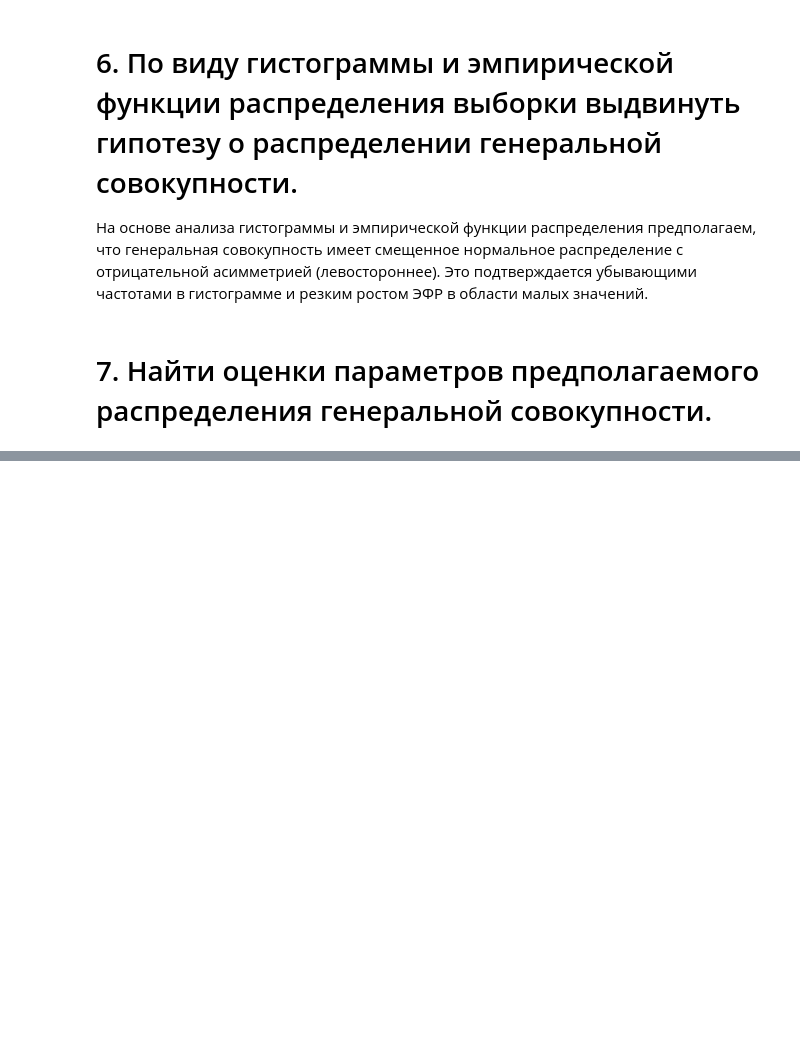
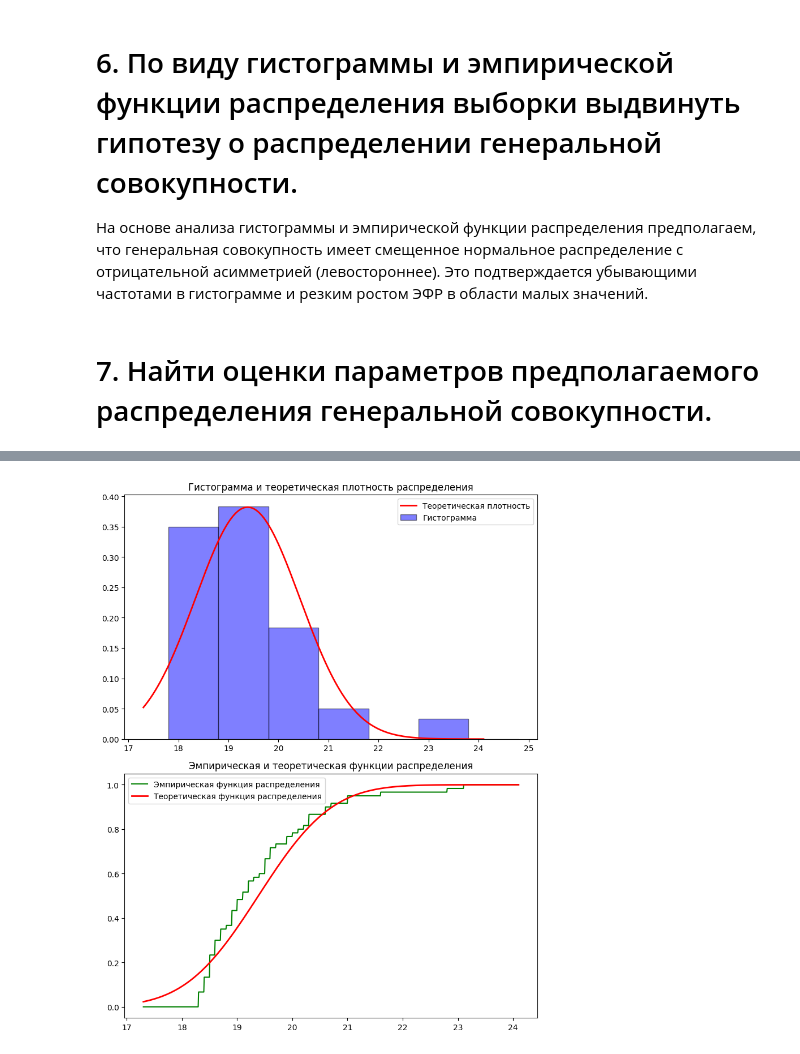
Before and after one commit to AlexeyRau/OMGTU, a Jupyter notebook: 2 курс/4 семестр/ТерВер/lab1/lab1.ipynb, the cells around one changed output, grey strips where cells are left out. Cells and saved outputs as stored; diff of their text form; code cells hidden in the pictures; blank space fills up the shorter version.

```diff
--- a/2 курс/4 семестр/ТерВер/lab1/lab1.ipynb
+++ b/2 курс/4 семестр/ТерВер/lab1/lab1.ipynb
@@ -219,3 +218,9 @@ print(f"Эксцесс: {kurtosis}")
 На основе анализа гистограммы и эмпирической функции распределения предполагаем, что генеральная совокупность имеет смещенное нормальное распределение с отрицательной асимметрией (левостороннее). Это подтверждается убывающими частотами в гистограмме и резким ростом ЭФР в области малых значений.
 # %% [markdown]
 # 7. Найти оценки параметров предполагаемого распределения генеральной совокупности.
+# %%
+mu_hat = sample_mean
+sigma_hat = np.sqrt(sample_variance)
+
+print(f"Оценка математического ожидания μ̂ = {mu_hat}")
+print(f"Оценка среднеквадратического отклонения σ̂ = {sigma_hat}")
@@ -221,0 +232,54 @@ print(f"Эксцесс: {kurtosis}")
+# %%
+from scipy.stats import norm
+
+# Теоретическая плотность распределения
+x_theor = np.linspace(x_min - 1, x_max + 1, 1000)
+pdf_theor = norm.pdf(x_theor, mu_hat, sigma_hat)
+
+# Теоретическая функция распределения
+cdf_theor = norm.cdf(x_theor, mu_hat, sigma_hat)
+
+# Построение графиков
+fig, axes = plt.subplots(2, 1, figsize=(8, 10))
+
+# Гистограмма и теоретическая плотность
+axes[0].bar(
+    midpoints,
+    interval_table['ni/(n*h)'],
+    width=h,
+    edgecolor='black',
+    alpha=0.5,
+    color='blue',
+    label='Гистограмма'
+)
+axes[0].plot(
+    x_theor,
+    pdf_theor,
+    color='red',
+    linewidth=2,
+    label='Теоретическая плотность'
+)
+axes[0].set_title('Гистограмма и теоретическая плотность распределения')
+axes[0].legend()
+
+# Эмпирическая и теоретическая функции распределения
+axes[1].plot(
+    x_values,
+    y_values,
+    color='green',
+    label='Эмпирическая функция распределения'
+)
+axes[1].plot(
+    x_theor,
+    cdf_theor,
+    color='red',
+    linewidth=2,
+    label='Теоретическая функция распределения'
+)
+axes[1].set_title('Эмпирическая и теоретическая функции распределения')
+axes[1].legend()
+
+plt.tight_layout()
+plt.show()
+# %% [output]
+[figure, added]
```
Also changed, not shown: parts of 3 cells of this notebook.
